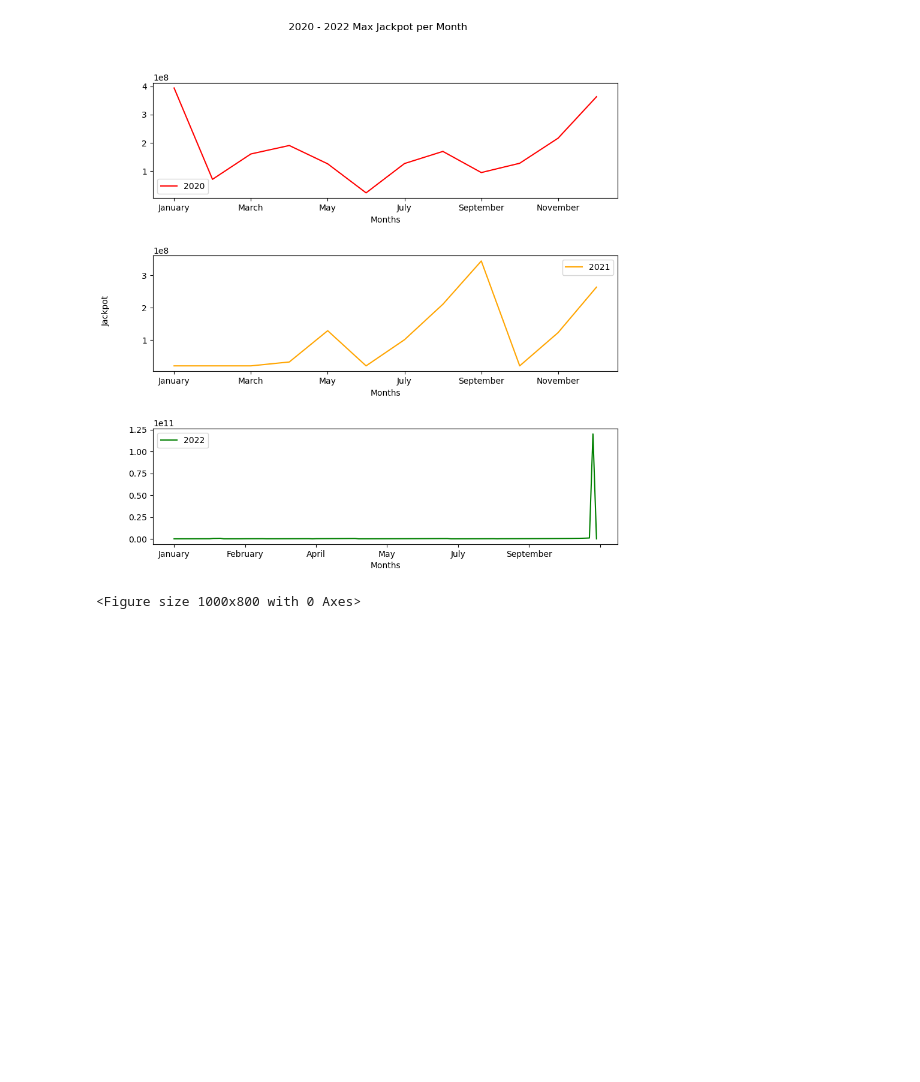
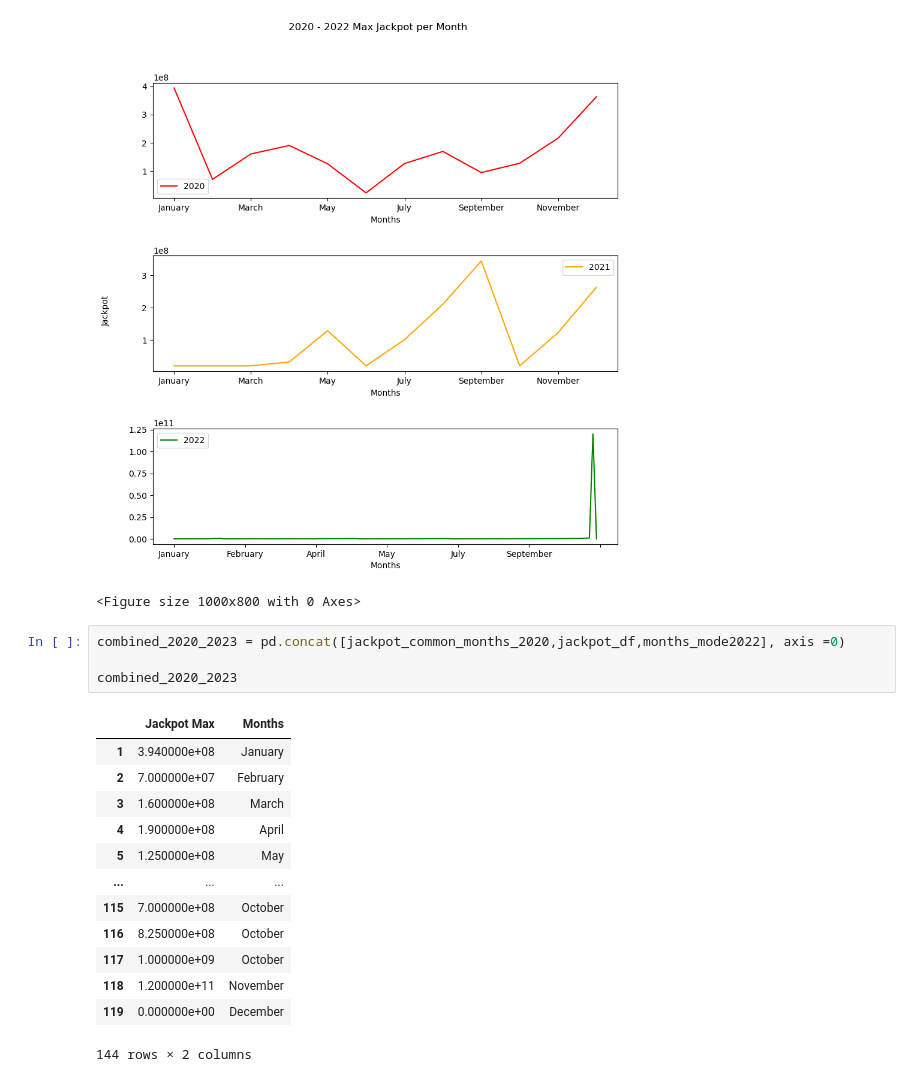
Before and after one commit to JLaydeJ/Project_1, a Jupyter notebook: Project 1 2020-2022 Washington State Lottery.ipynb, the cells around one changed output. Drawn from its saved outputs; the diff is of its cells as text; blank space fills up the shorter version.

```diff
--- a/Project 1 2020-2022 Washington State Lottery.ipynb
+++ b/Project 1 2020-2022 Washington State Lottery.ipynb
@@ -874,6 +874,24 @@ plt.show()
 # %% [output]
 [figure]
 <Figure size 1000x800 with 0 Axes>
+# %%
+combined_2020_2023 = pd.concat([jackpot_common_months_2020,jackpot_df,months_mode2022], axis =0)
+
+combined_2020_2023
+# %% [output]
+|  | Jackpot Max | Months |
+| 1 | 3.940000e+08 | January |
+| 2 | 7.000000e+07 | February |
+| 3 | 1.600000e+08 | March |
+| 4 | 1.900000e+08 | April |
+| 5 | 1.250000e+08 | May |
+| ... | ... | ... |
+| 115 | 7.000000e+08 | October |
+| 116 | 8.250000e+08 | October |
+| 117 | 1.000000e+09 | October |
+| 118 | 1.200000e+11 | November |
+| 119 | 0.000000e+00 | December |
+144 rows × 2 columns
 # %%
 # question 5
 
```
Also changed, not shown: parts of 1 cell of this notebook, 2 other files.
